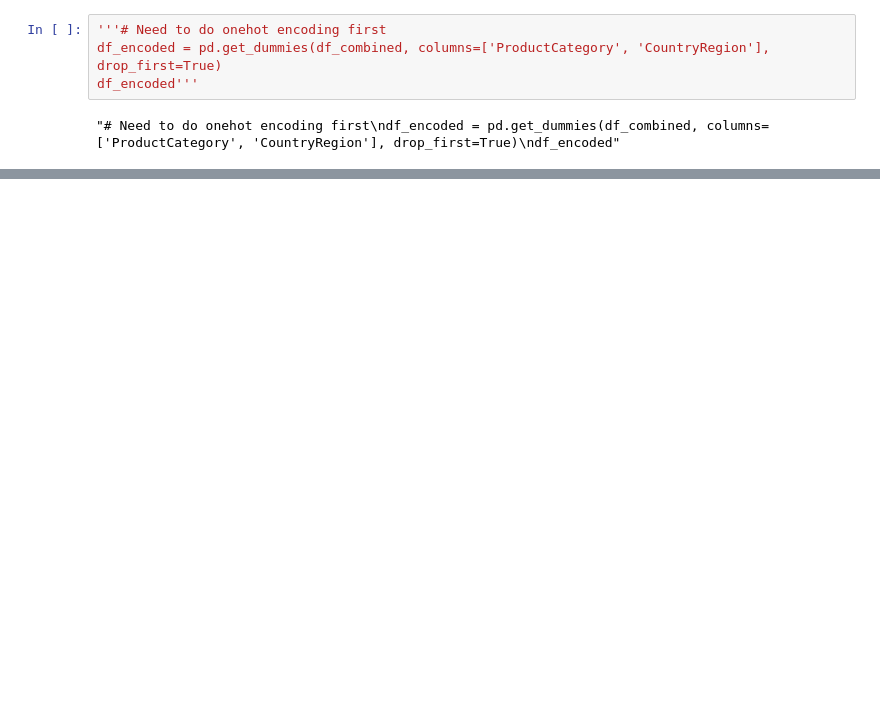
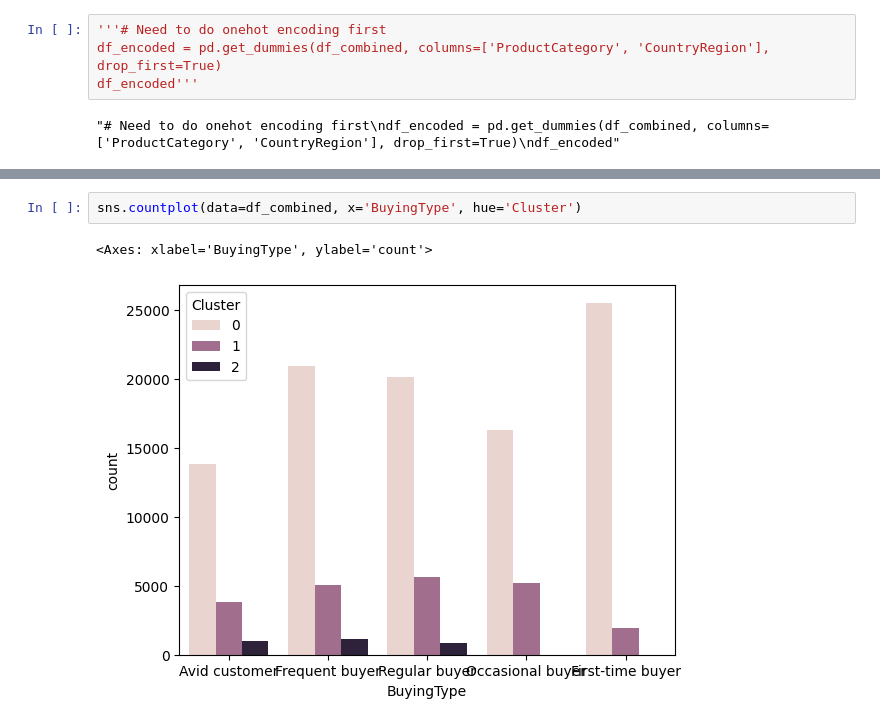
Before and after one commit to dsprincess/python-projects, a Jupyter notebook: Clustering_Customer_Segmentation_AW2022/taskupdated.ipynb, the cells around one changed output, grey strips where cells are left out. Cells and saved outputs as stored; diff of their text form; blank space fills up the shorter version.

```diff
--- a/Clustering_Customer_Segmentation_AW2022/taskupdated.ipynb
+++ b/Clustering_Customer_Segmentation_AW2022/taskupdated.ipynb
@@ -603,0 +615,5 @@ max                   0.0      3.0
+# %%
+sns.countplot(data=df_combined, x='BuyingType', hue='Cluster')
+# %% [output]
+<Axes: xlabel='BuyingType', ylabel='count'>
+[figure, added]
```
Also changed, not shown: parts of 24 cells of this notebook.
